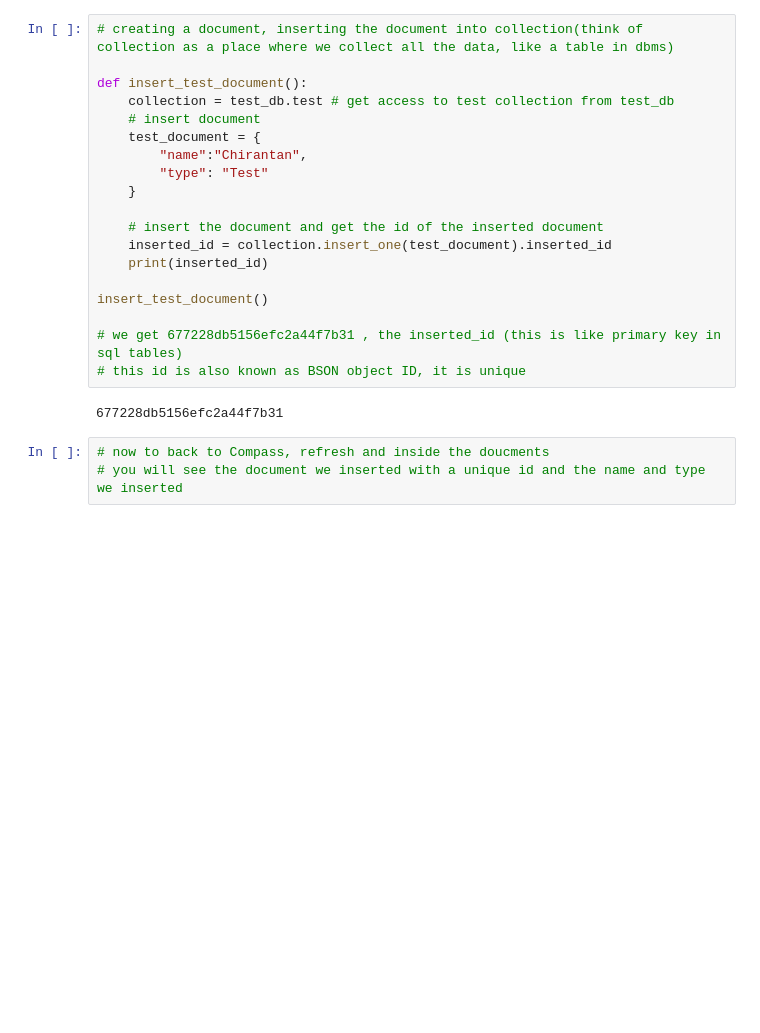
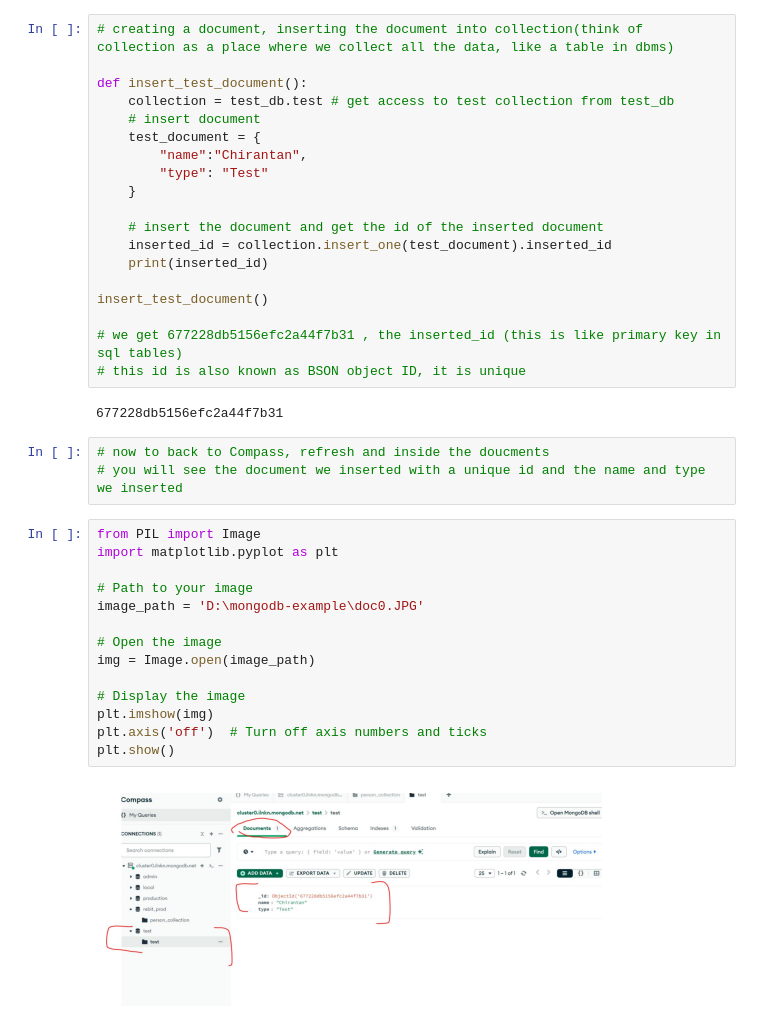
Before and after one commit to SetuAI/mongodb-example, a Jupyter notebook: connection1.ipynb, the cells around one changed output. Cells and saved outputs as stored; diff of their text form; blank space fills up the shorter version.

```diff
--- a/connection1.ipynb
+++ b/connection1.ipynb
@@ -85,3 +85,19 @@ insert_test_document()
 # %%
 # now to back to Compass, refresh and inside the doucments
 # you will see the document we inserted with a unique id and the name and type we inserted
+# %%
+from PIL import Image
+import matplotlib.pyplot as plt
+
+# Path to your image
+image_path = 'D:\mongodb-example\doc0.JPG'
+
+# Open the image
+img = Image.open(image_path)
+
+# Display the image
+plt.imshow(img)
+plt.axis('off')  # Turn off axis numbers and ticks
+plt.show()
+# %% [output]
+[figure, added]
```
Also changed, not shown: parts of 10 cells of this notebook.
